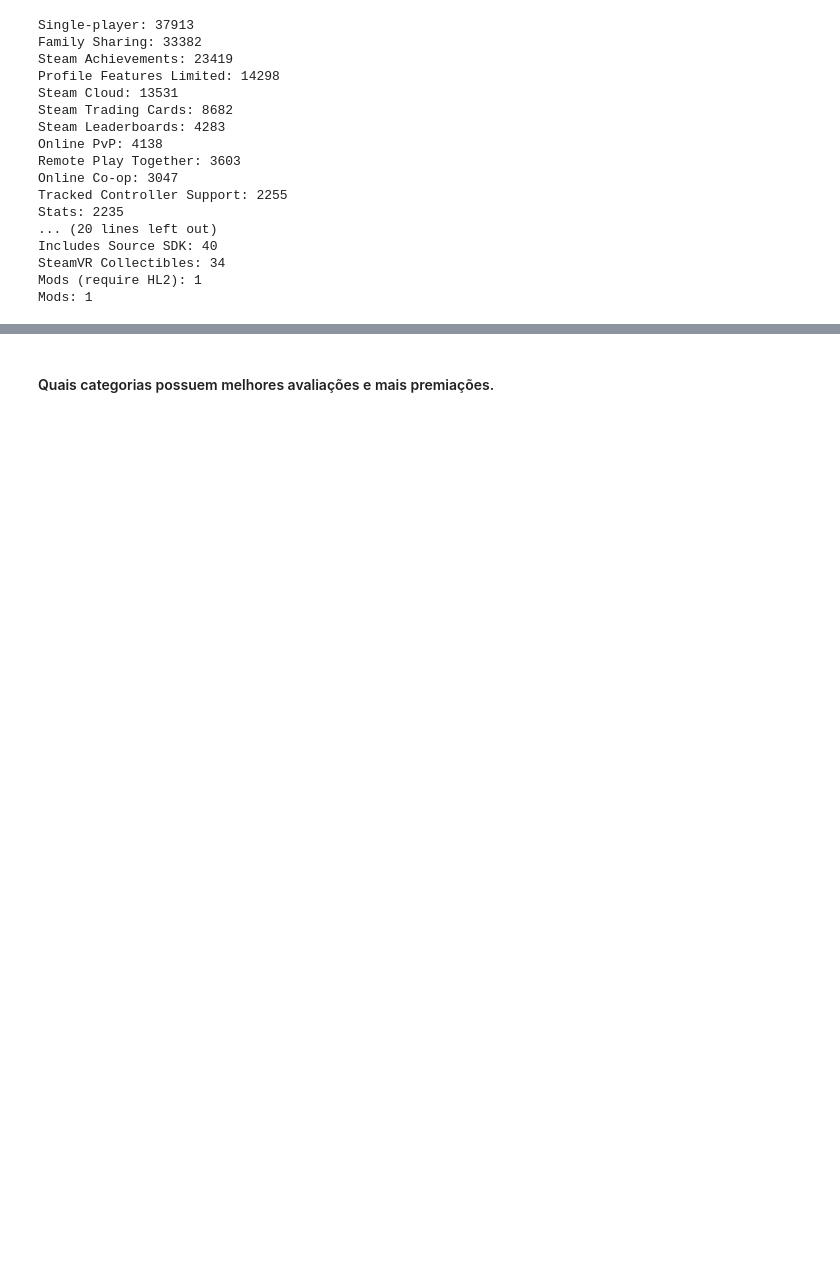
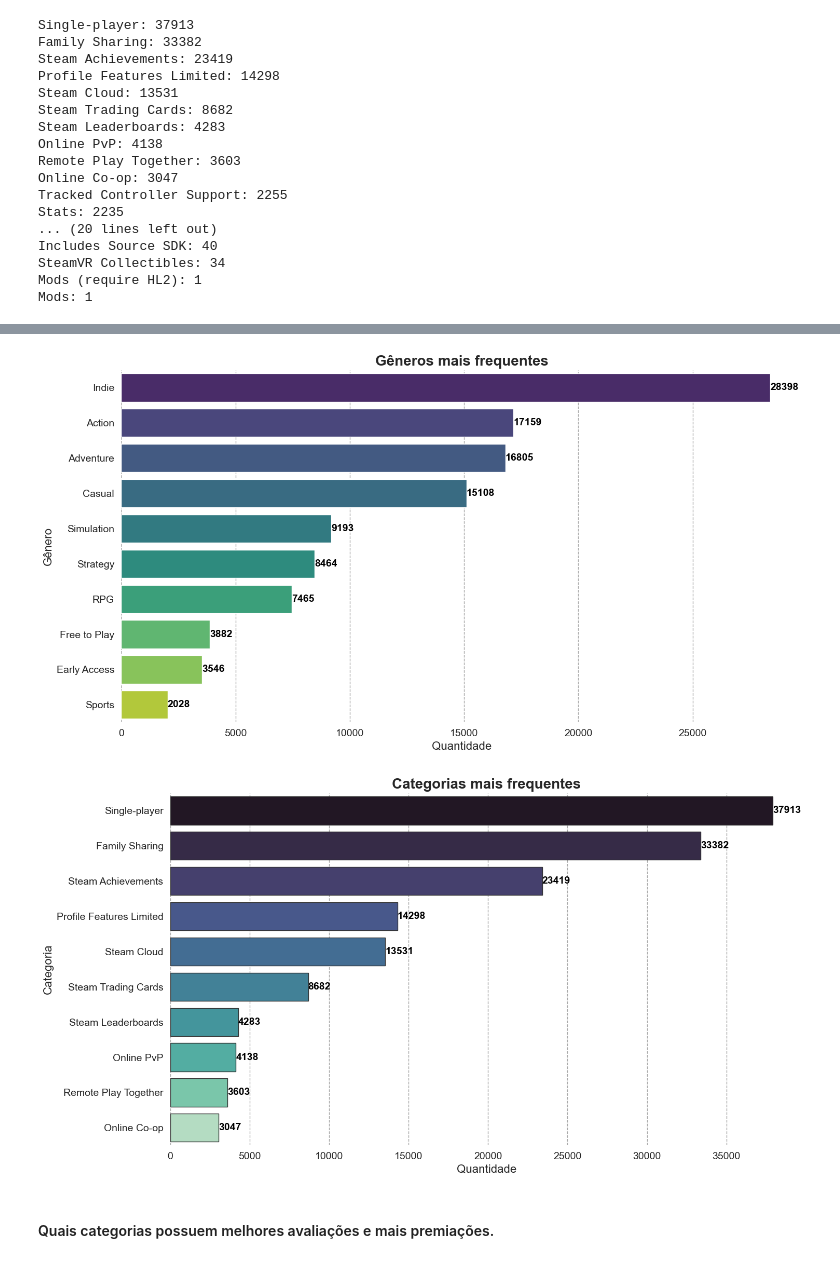
Before and after one commit to NonakaVal/Steam-dataset-EDA, a Jupyter notebook: main.ipynb, the cells around one changed output, grey strips where cells are left out. Drawn from its saved outputs; the diff is of its cells as text; code cells hidden in the pictures; blank space fills up the shorter version.

```diff
--- a/main.ipynb
+++ b/main.ipynb
@@ -399,3 +324,82 @@ plt.show()
+# %%
+# Definindo o estilo do gráfico
+sns.set(style="whitegrid")
+
+# Criando paletas de cores personalizadas
+palette_viridis = sns.color_palette("viridis", len(genres_count_df))
+palette_mako = sns.color_palette("mako", len(categories_count_df))
+
+# Configurações gerais para os gráficos
+figsize = (15, 8)
+title_fontsize = 20
+label_fontsize = 16
+tick_fontsize = 14
+text_offset = 0.1
+text_fontsize = 14
+text_weight = 'bold'
+
+# Criando o gráfico de barras horizontal para gêneros
+plt.figure(figsize=figsize)
+ax1 = sns.barplot(data=genres_count_df, x='count', y='genre', palette=palette_viridis)
+
+# Adicionando título e rótulos aos eixos
+plt.title('Gêneros mais frequentes', fontsize=title_fontsize, weight='bold')
+plt.xlabel('Quantidade', fontsize=label_fontsize)
+plt.ylabel('Gênero', fontsize=label_fontsize)
+
+# Ajustando o tamanho da fonte dos ticks nos eixos
+plt.xticks(fontsize=tick_fontsize)
+plt.yticks(fontsize=tick_fontsize)
+
+# Adicionando a contagem dentro de cada barra
+for index, value in enumerate(genres_count_df['count']):
+    ax1.text(value + text_offset, index, str(value), fontsize=text_fontsize, va='center', ha='left', color='black', weight=text_weight)
+
+# Removendo a borda do gráfico
+sns.despine(left=True, bottom=True)
+
+# Adicionando um grid discreto apenas no eixo x
+ax1.xaxis.grid(True, color='gray', linestyle='dashed', alpha=0.7)
+ax1.yaxis.grid(False)
+
+# Ajustando as margens para que o texto não seja cortado
+plt.tight_layout()
+
+# Exibindo o gráfico
+plt.show()
+
+# Criando o gráfico de barras horizontal para categorias
+plt.figure(figsize=figsize)
+ax2 = sns.barplot(data=categories_count_df, x='count', y='categorie', palette=palette_mako, edgecolor=".2")
+
+# Adicionando título e rótulos aos eixos
+plt.title('Categorias mais frequentes', fontsize=title_fontsize, weight='bold')
+plt.xlabel('Quantidade', fontsize=label_fontsize)
+plt.ylabel('Categoria', fontsize=label_fontsize)
+
+# Ajustando o tamanho da fonte dos ticks nos eixos
+plt.xticks(fontsize=tick_fontsize)
+plt.yticks(fontsize=tick_fontsize)
+
+# Adicionando a contagem dentro de cada barra
+for index, value in enumerate(categories_count_df['count']):
+    ax2.text(value + text_offset, index, str(value), fontsize=text_fontsize, va='center', ha='left', color='black', weight=text_weight)
+
+# Removendo a borda do gráfico
+sns.despine(left=True, bottom=True)
+
+# Adicionando um grid discreto apenas no eixo x
+ax2.xaxis.grid(True, color='gray', linestyle='dashed', alpha=0.7)
+ax2.yaxis.grid(False)
+
+# Ajustando as margens para que o texto não seja cortado
+plt.tight_layout()
+
+# Exibindo o gráfico
+plt.show()
+# %% [output]
+[figure, added]
+[figure, added]
 # %% [markdown]
 #### Quais categorias possuem melhores avaliações e mais premiações.
 # %%
```
Also changed, not shown: parts of 16 cells of this notebook.
